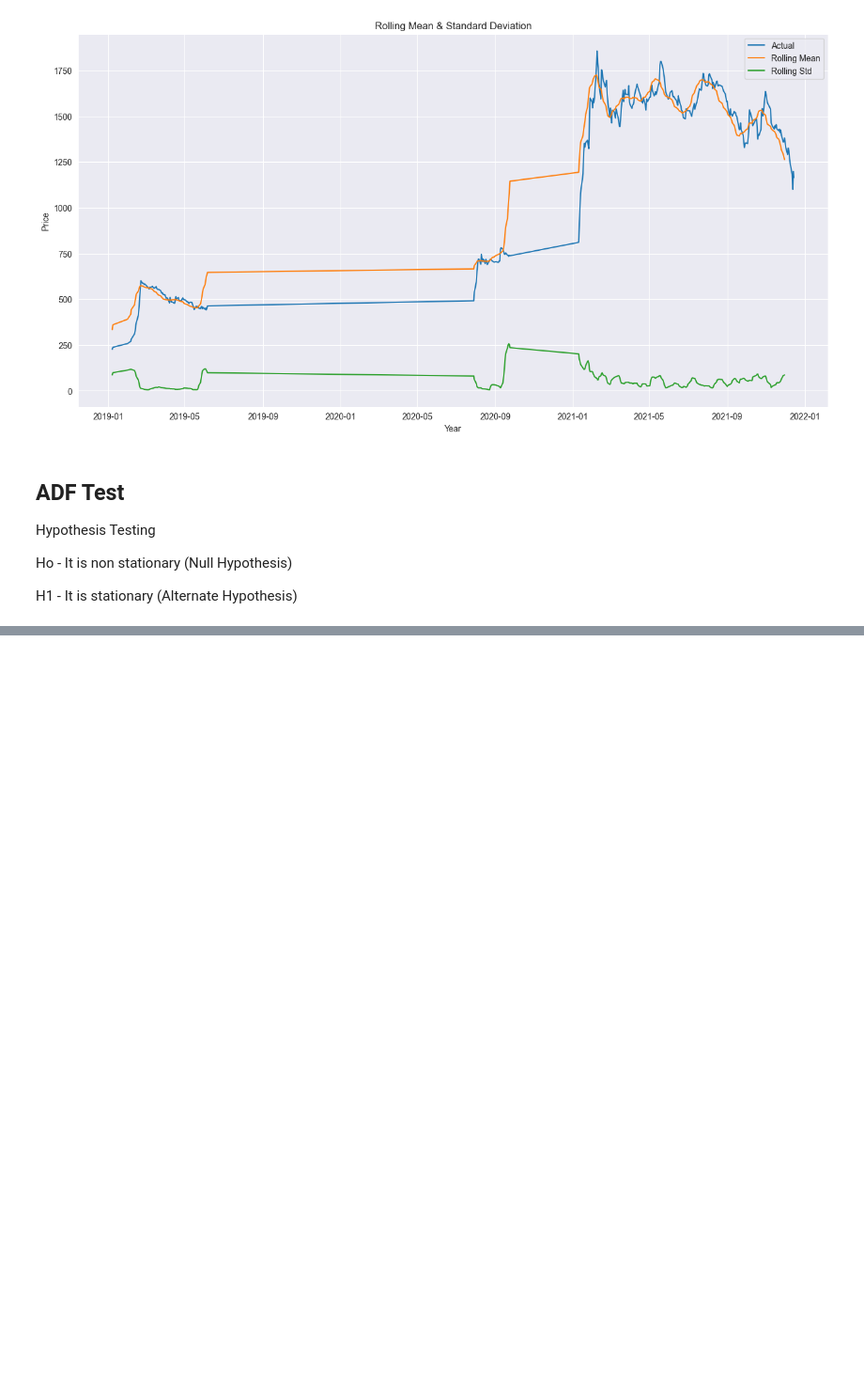
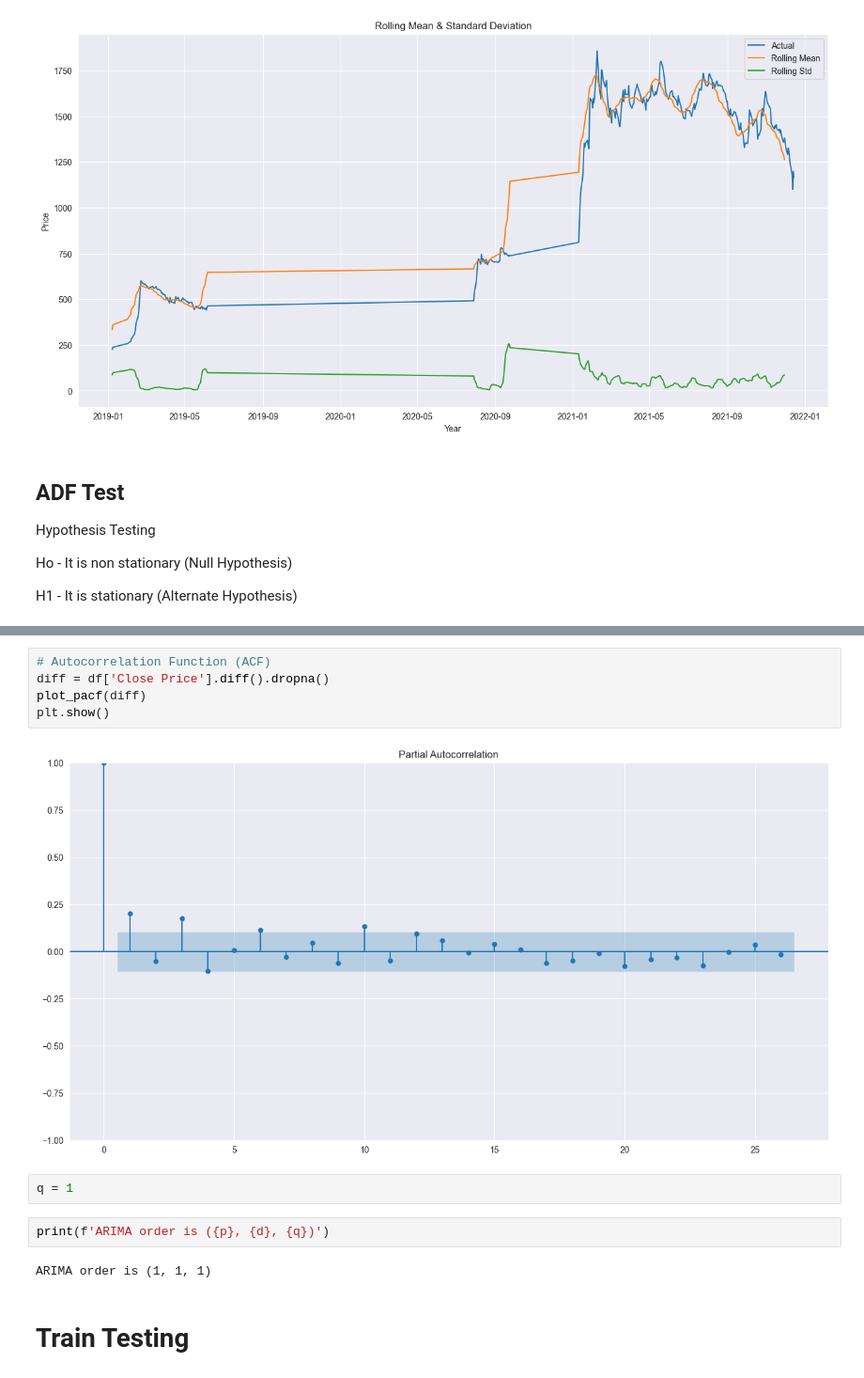
Before and after one commit to sprasapradip/machine-learning, a Jupyter notebook: nepal-stock-exchange(nepse)/nepse.ipynb, the cells around one changed output, grey strips where cells are left out. Shown at 94% size. Saved outputs shown, nothing was run; the diff lists cells and outputs as text; blank space fills up the shorter version.

```diff
--- a/nepal-stock-exchange(nepse)/nepse.ipynb
+++ b/nepal-stock-exchange(nepse)/nepse.ipynb
@@ -98,0 +142,15 @@ H1 - It is stationary (Alternate Hypothesis)
+# %%
+# Autocorrelation Function (ACF)
+diff = df['Close Price'].diff().dropna()
+plot_pacf(diff)
+plt.show()
+# %% [output]
+[figure, added]
+# %%
+q = 1
+# %%
+print(f'ARIMA order is ({p}, {d}, {q})')
+# %% [output]
+ARIMA order is (1, 1, 1)
+# %% [markdown]
+# Train Testing
```
Also changed, not shown: parts of 12 cells of this notebook.
